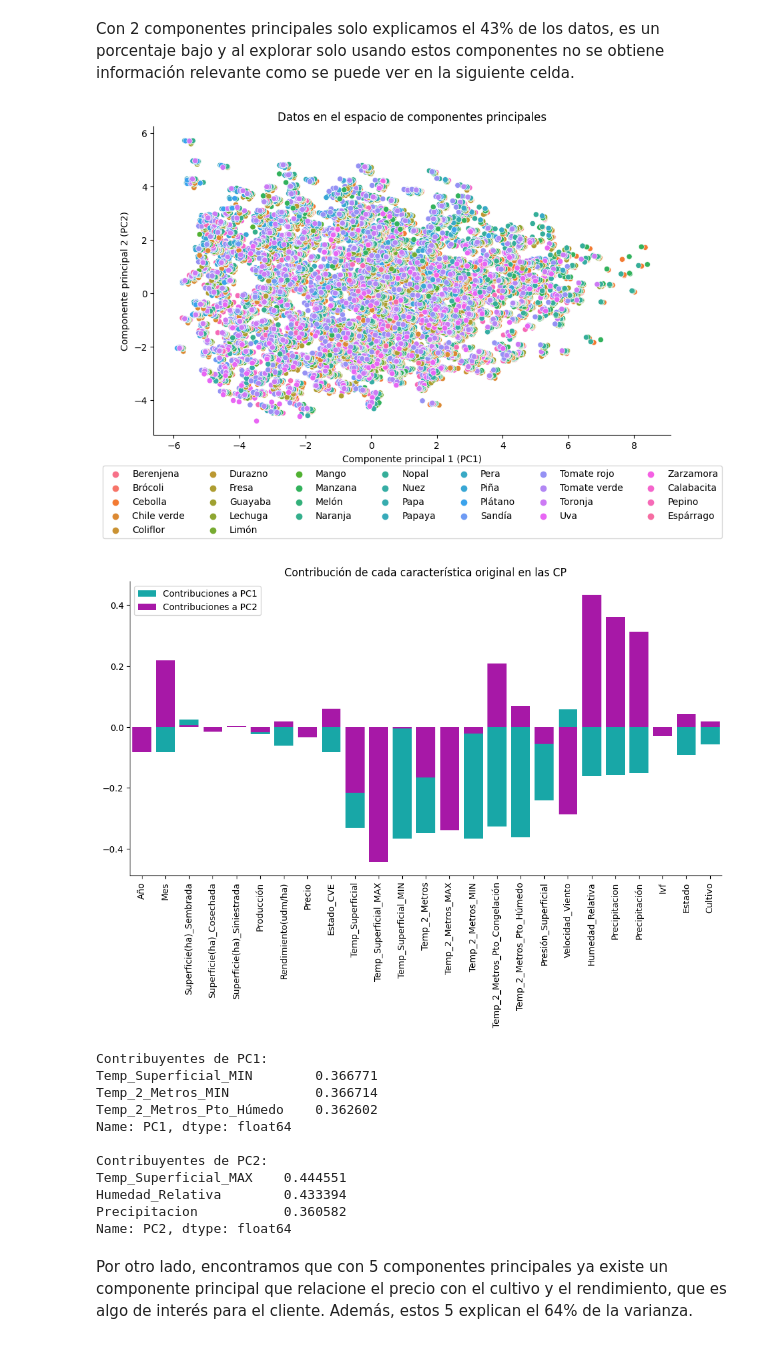
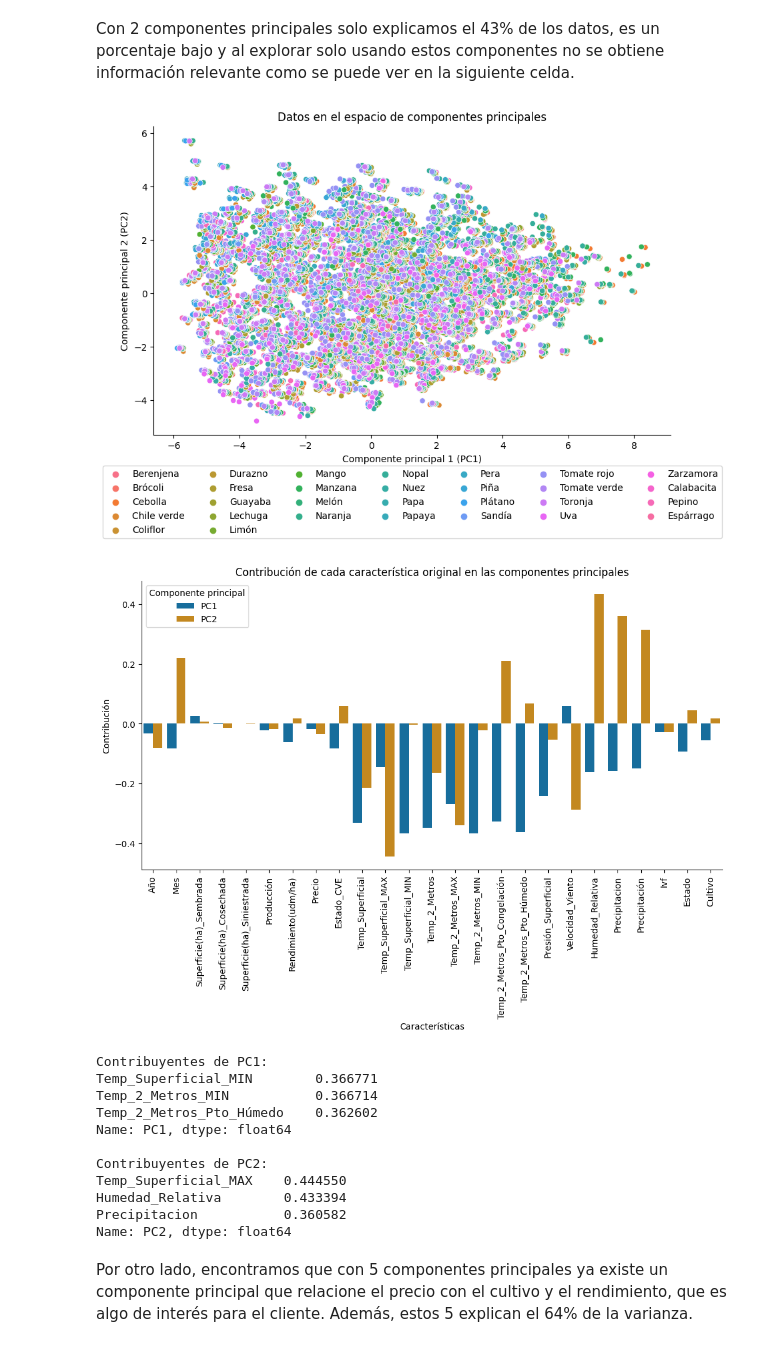
Before and after one commit to ProyectosMCD/RedBAMX, a Jupyter notebook: EDA/eda_Dataframes_Combinado.ipynb, the cells around one changed output. Cells and saved outputs as stored; diff of their text form; code cells hidden in the pictures.

```diff
--- a/EDA/eda_Dataframes_Combinado.ipynb
+++ b/EDA/eda_Dataframes_Combinado.ipynb
@@ -444,39 +736,39 @@ sns.scatterplot(x='PC1', y='PC2', data=df_pca2, hue=df_SIAP_sniim_clima_precip_i
 plt.title('Datos en el espacio de componentes principales')
 plt.xlabel('Componente principal 1 (PC1)')
 plt.ylabel('Componente principal 2 (PC2)')
 plt.gca().spines['right'].set_visible(False)
 plt.gca().spines['top'].set_visible(False)
 plt.legend( loc='lower center', bbox_to_anchor=(0.5, -0.35), ncol=7)
 
 plt.show()
 
 # Analizamos la contribución de cada característica original en las
 # componentes principales
 loadings_df2 = pd.DataFrame(pca2.components_.T, columns=['PC1', 'PC2'], index=df_to_pca.columns)
 
 plt.figure(figsize=(12, 6))
-sns.barplot(x=loadings_df2.index, y='PC1', data=loadings_df2, color='c', label='Contribuciones a PC1')
-sns.barplot(x=loadings_df2.index, y='PC2', data=loadings_df2, color='m', label='Contribuciones a PC2')
-plt.title('Contribución de cada característica original en las CP')
-plt.ylabel('')
+sns.barplot(x='index', y='value', hue='variable', data=pd.melt(loadings_df2.reset_index(), id_vars='index'))
+plt.title('Contribución de cada característica original en las componentes principales')
+plt.xlabel('Características')
+plt.ylabel('Contribución')
 plt.xticks(rotation=90)
 plt.gca().spines['right'].set_visible(False)
 plt.gca().spines['top'].set_visible(False)
-plt.legend()
+plt.legend(title='Componente principal')
 plt.show()
 
 # Principales contribuyentes en las componentes principales
 loadings_df_abs_sorted_pc1 = loadings_df2['PC1'].abs().sort_values(ascending=False)
 loadings_df_abs_sorted_pc2 = loadings_df2['PC2'].abs().sort_values(ascending=False)
 
 print("\nContribuyentes de PC1:")
 print(loadings_df_abs_sorted_pc1[:3])
 
 print("\nContribuyentes de PC2:")
 print(loadings_df_abs_sorted_pc2[:3])
 # %% [output]
 [figure]
-[figure, old version]
+[figure, new version]
 Contribuyentes de PC1:
 Temp_Superficial_MIN        0.366771
 Temp_2_Metros_MIN           0.366714
@@ -484,7 +776,7 @@ Temp_2_Metros_Pto_Húmedo    0.362602
 Name: PC1, dtype: float64
 
 Contribuyentes de PC2:
-Temp_Superficial_MAX    0.444551
+Temp_Superficial_MAX    0.444550
 Humedad_Relativa        0.433394
 Precipitacion           0.360582
 Name: PC2, dtype: float64
```
Also changed, not shown: parts of 14 cells of this notebook.
